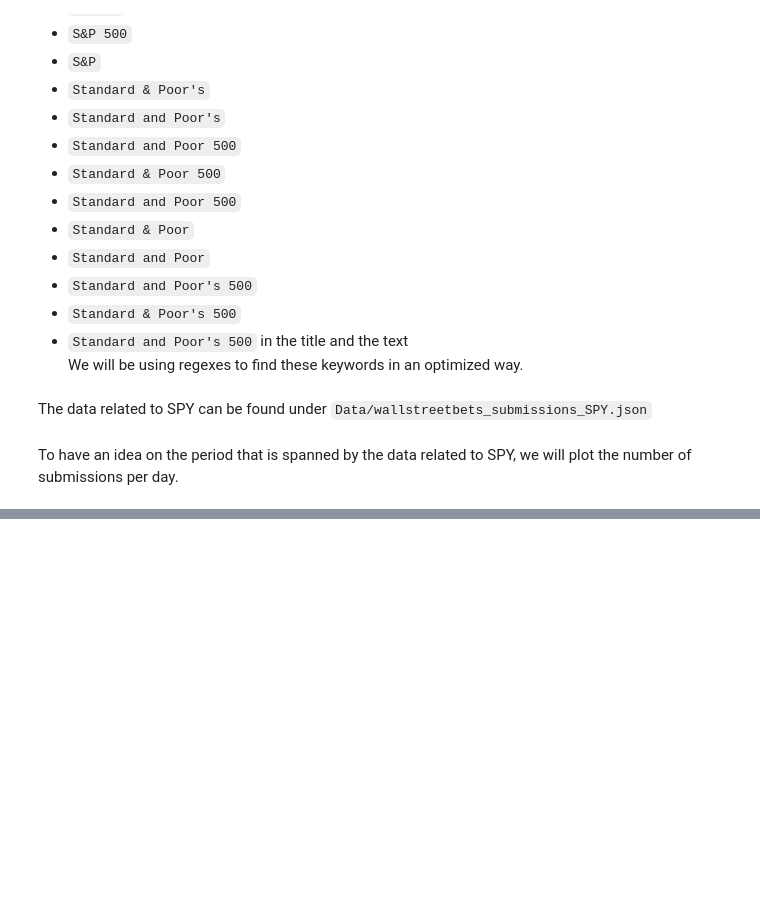
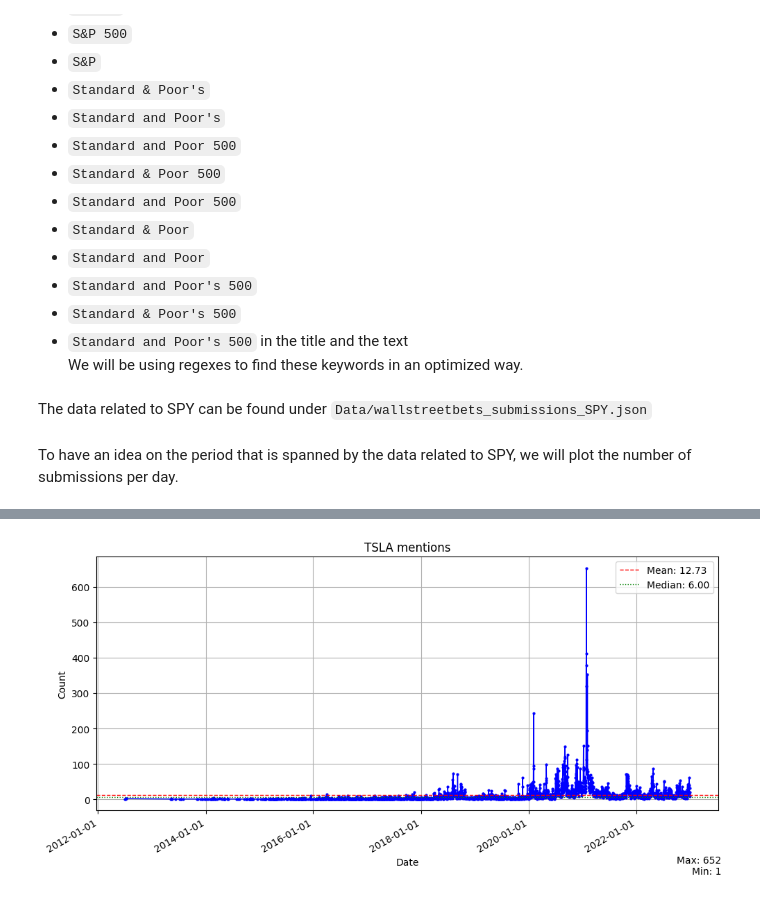
Before and after one commit to AliE02/Reddit-based-trading-strategy, a Jupyter notebook: data_explore.ipynb, the cells around one changed output, grey strips where cells are left out. Drawn from its saved outputs; the diff is of its cells as text; code cells hidden in the pictures; blank space fills up the shorter version.

```diff
--- a/data_explore.ipynb
+++ b/data_explore.ipynb
@@ -66,11 +67,7 @@ in the title and the text <br>
 We will be using regexes to find these keywords in an optimized way.
 # %%
 # create a list of regexes that match the words in the above list
-words = ["SPY", "SP500", "S&P500", "S&P 500", "S&P", "Standard & Poor's",
-         "Standard and Poor's", "Standard and Poor 500", "Standard & Poor 500",
-         "Standard and Poor 500", "Standard & Poor", "Standard and Poor",
-         "Standard and Poor's 500", "Standard & Poor's 500", "Standard and Poor's 500"
-         ]
+words = ["spy", "sp500", "s&p", "standard & poor", "standard and poor"]
 
 # create a regex pattern that matches any of the words in the above list
 pattern = regex.compile(r'\b(?:' + '|'.join(words) + r')\b', regex.IGNORECASE)
@@ -128,0 +275,22 @@ Therefore, we will have to change our strategy and either look for another asset
+# %%
+utc_zone = timezone.utc
+
+def check_keywords(comments, keywords):
+    """
+    This function checks if any of the keywords are present in the title or text of the submission.
+    It returns a dict of {date: count} where count is the number of keywords found in the submission.
+    """
+    # create a regex pattern that matches any of the words in the above list
+    pattern = regex.compile(r'\b(?:' + '|'.join(keywords) + r')\b', regex.IGNORECASE)
+
+    keyword_count = {}
+    for c in comments:
+        # look for the keywords in the title and text of the submission in lower case using the regex library
+        if pattern.search(c['text'].lower()) or pattern.search(c['title'].lower()):
+            date = datetime.fromtimestamp(int(c['date']), tz=utc_zone).date()
+            if date in keyword_count:
+                keyword_count[date] += 1
+            else:
+                keyword_count[date] = 1
+
+    return keyword_count
@@ -128,0 +338,3 @@ Therefore, we will have to change our strategy and either look for another asset
+# %%
+with open("Data/wallstreetbets_submissions_cleaned.json", "r") as f:
+    comments = json.load(f)
@@ -128,0 +343,9 @@ Therefore, we will have to change our strategy and either look for another asset
+# %%
+tsla_dict = check_keywords(comments, tsla)
+nvda_dict = check_keywords(comments, nvda)
+amzn_dict = check_keywords(comments, amzn)
+aapl_dict = check_keywords(comments, aapl)
+lvmh_dict = check_keywords(comments, lvmh)
+wmt_dict = check_keywords(comments, wmt)
+goog_dict = check_keywords(comments, goog)
+spy_dict = check_keywords(comments, spy)
@@ -128,0 +371,4 @@ Therefore, we will have to change our strategy and either look for another asset
+# %%
+plot_date_counts("TSLA mentions", tsla_dict)
+# %% [output]
+[figure, added]
```
Also changed, not shown: parts of 22 cells of this notebook, 12 other files.
